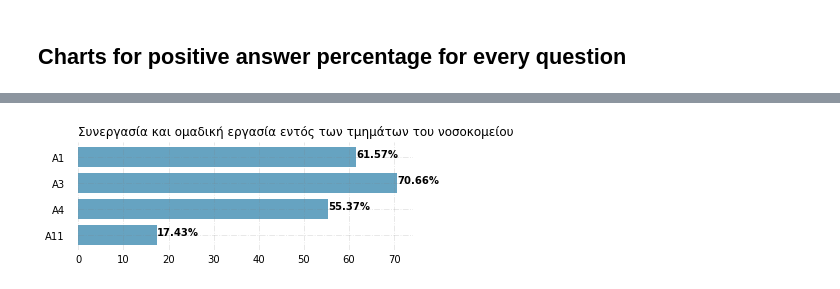
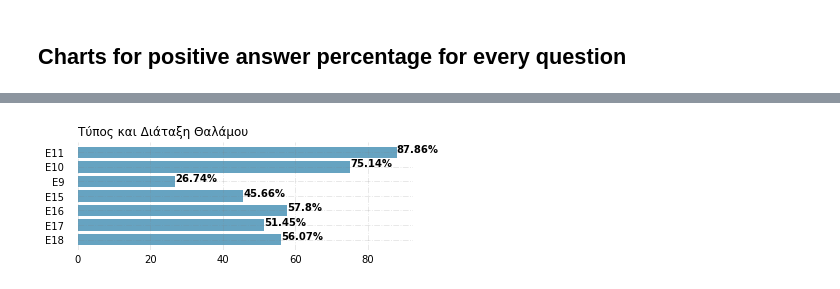
Before and after one commit to stathis99/Statistical-Analysis-for-Patient-Safety, a Jupyter notebook: Patient Analysis/Positive Answer Charts for every Questione and Parameter.ipynb, the cells around one changed output, grey strips where cells are left out. Cells and saved outputs as stored; diff of their text form; code cells hidden in the pictures.

Commit message:
patients parameters 1/3/4/5

```diff
--- a/Patient Analysis/Positive Answer Charts for every Questione and Parameter.ipynb
+++ b/Patient Analysis/Positive Answer Charts for every Questione and Parameter.ipynb
@@ -312,14 +288,14 @@ relative_frequencies
 # %%
 #4
-relative_frequencies = parameter_4.apply(lambda x: x.value_counts(normalize=True))
-positive_answers4 = relative_frequencies.iloc[3:6].sum()
+relative_frequencies = par_4.apply(lambda x: x.value_counts(normalize=True))
+positive_answers4 = relative_frequencies.iloc[3:5].sum()
 
-title = 'Συνεργασία και ομαδική εργασία εντός των τμημάτων του νοσοκομείου'
-par = ['Α1','Α3','Α4','Α11']
+title = 'Τύπος και Διάταξη Θαλάμου'
+par = ['E11','E10','E9','E15','E16','E17','E18']
 
 my_graph(par,positive_answers4,title,0)
 # %% [output]
-[figure, old version]
+[figure, new version]
 # %%
 relative_frequencies
 # %% [output]
```
Also changed, not shown: parts of 31 cells of this notebook, 8 other files.
